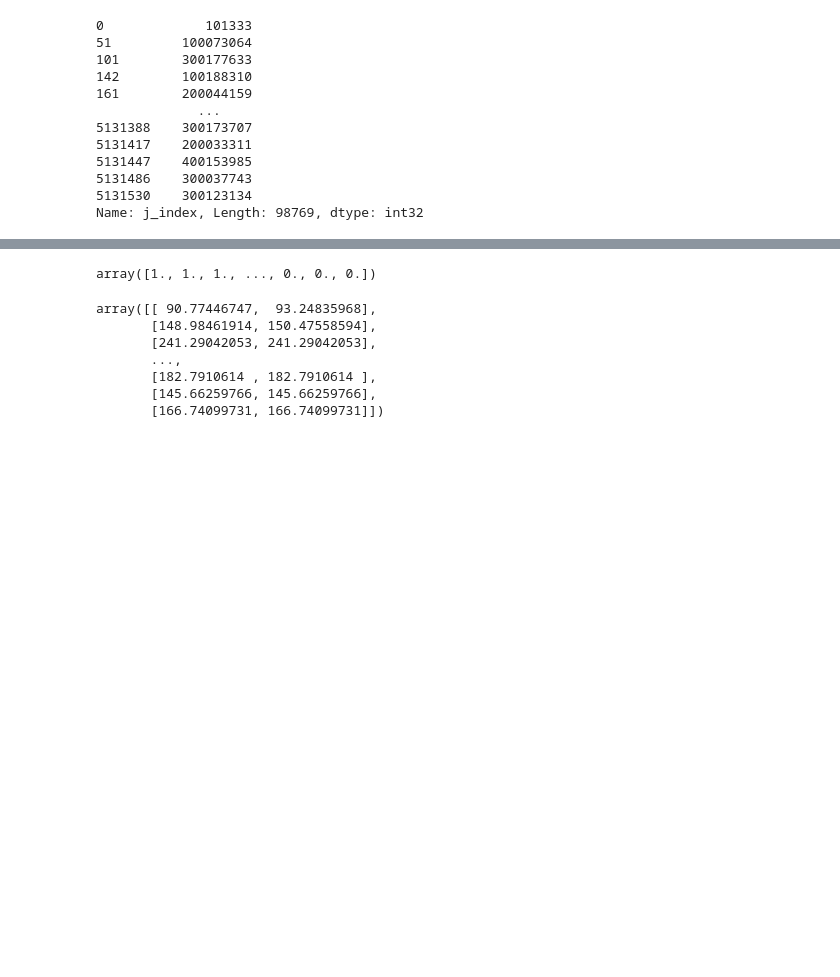
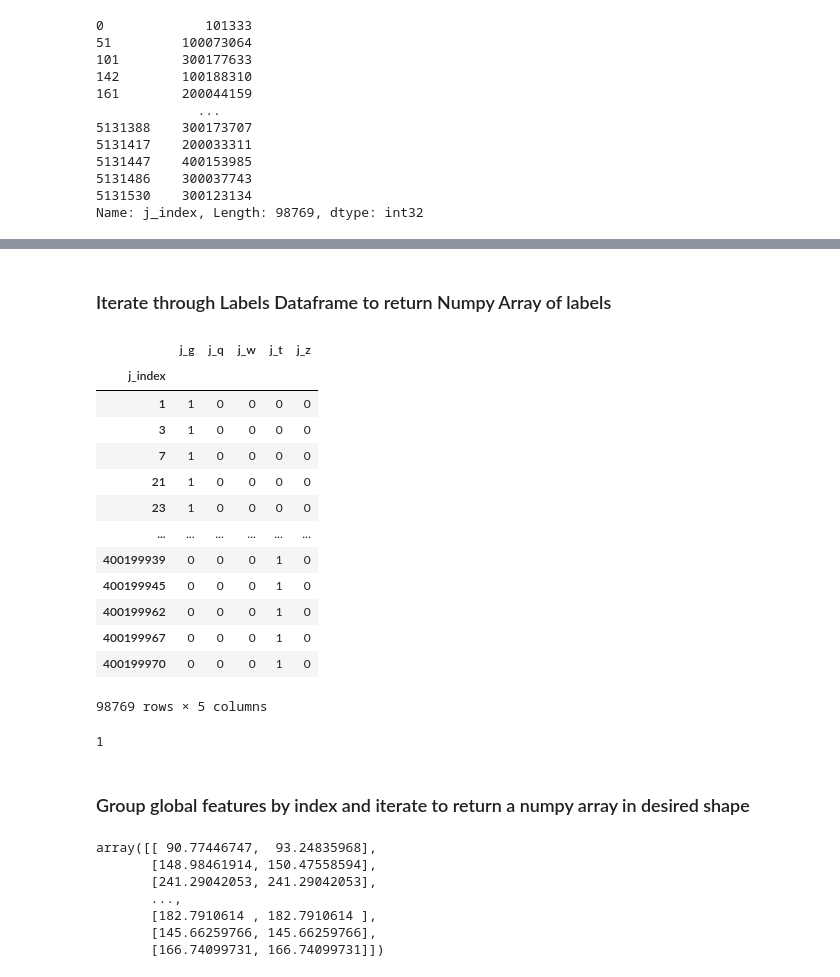
Before and after one commit to anrunw/QuarkGluonTagging, a Jupyter notebook: data conversion ABCNET.ipynb, the cells around one changed output, grey strips where cells are left out. Drawn from its saved outputs; the diff is of its cells as text; code cells hidden in the pictures; blank space fills up the shorter version.

```diff
--- a/data conversion ABCNET.ipynb
+++ b/data conversion ABCNET.ipynb
@@ -187,3 +150,22 @@ array([[[ 1.08953284e+03, -2.38826492e+02,  6.12323426e-17,
 # %%
 labels_df = labels_df.groupby('j_index')
+# %% [markdown]
+### Iterate through Labels Dataframe to return Numpy Array of labels
+# %%
+labels_df.first()
+# %% [output]
+|  | j_g | j_q | j_w | j_t | j_z |
+| j_index |  |  |  |  |  |
+| 1 | 1 | 0 | 0 | 0 | 0 |
+| 3 | 1 | 0 | 0 | 0 | 0 |
+| 7 | 1 | 0 | 0 | 0 | 0 |
+| 21 | 1 | 0 | 0 | 0 | 0 |
+| 23 | 1 | 0 | 0 | 0 | 0 |
+| ... | ... | ... | ... | ... | ... |
+| 400199939 | 0 | 0 | 0 | 1 | 0 |
+| 400199945 | 0 | 0 | 0 | 1 | 0 |
+| 400199962 | 0 | 0 | 0 | 1 | 0 |
+| 400199967 | 0 | 0 | 0 | 1 | 0 |
+| 400199970 | 0 | 0 | 0 | 1 | 0 |
+98769 rows × 5 columns
 # %%
@@ -195,5 +180,7 @@ for name,  group in labels_df:
     o = o+1
-# %%
-labels
-# %% [output]
-array([1., 1., 1., ..., 0., 0., 0.])
+# %%
+np.amax(x)
+# %% [output]
+1
+# %% [markdown]
+### Group global features by index and iterate to return a numpy array in desired shape
```
Also changed, not shown: parts of 61 cells of this notebook.
